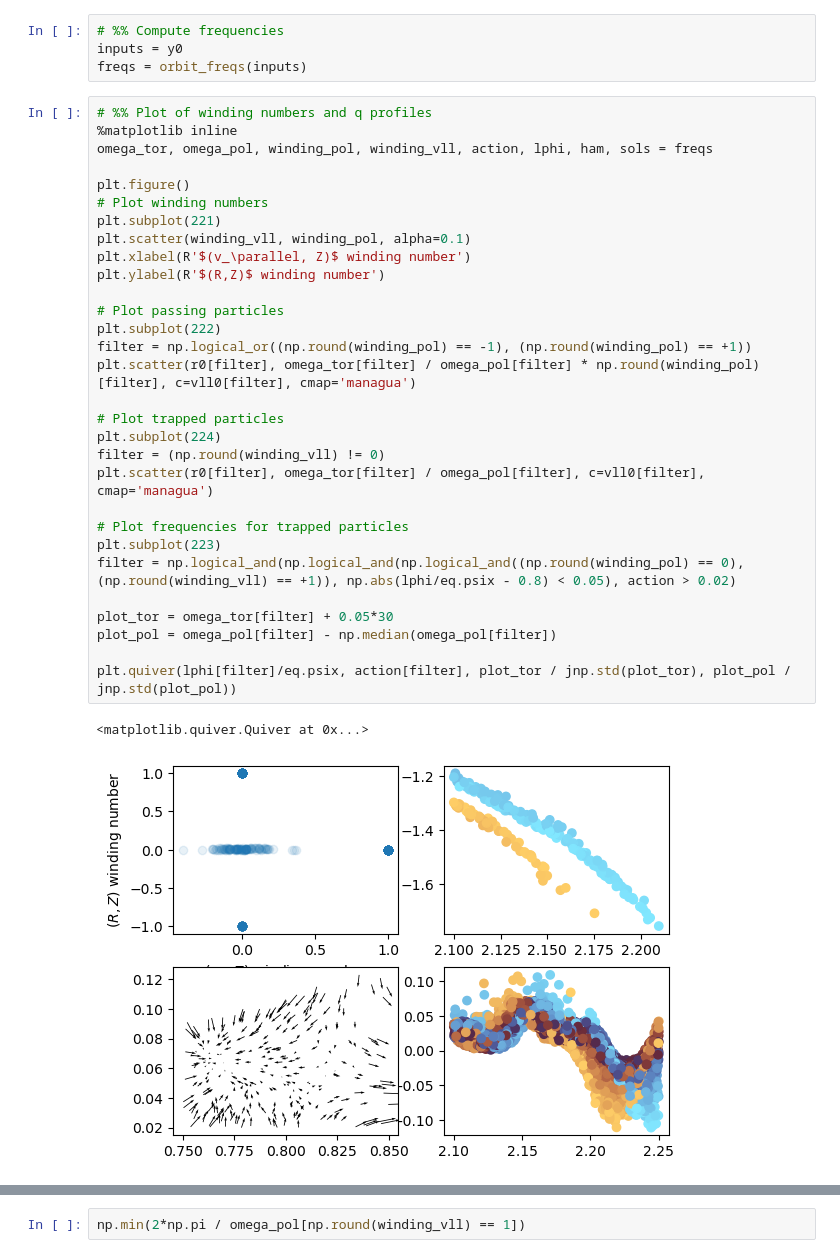
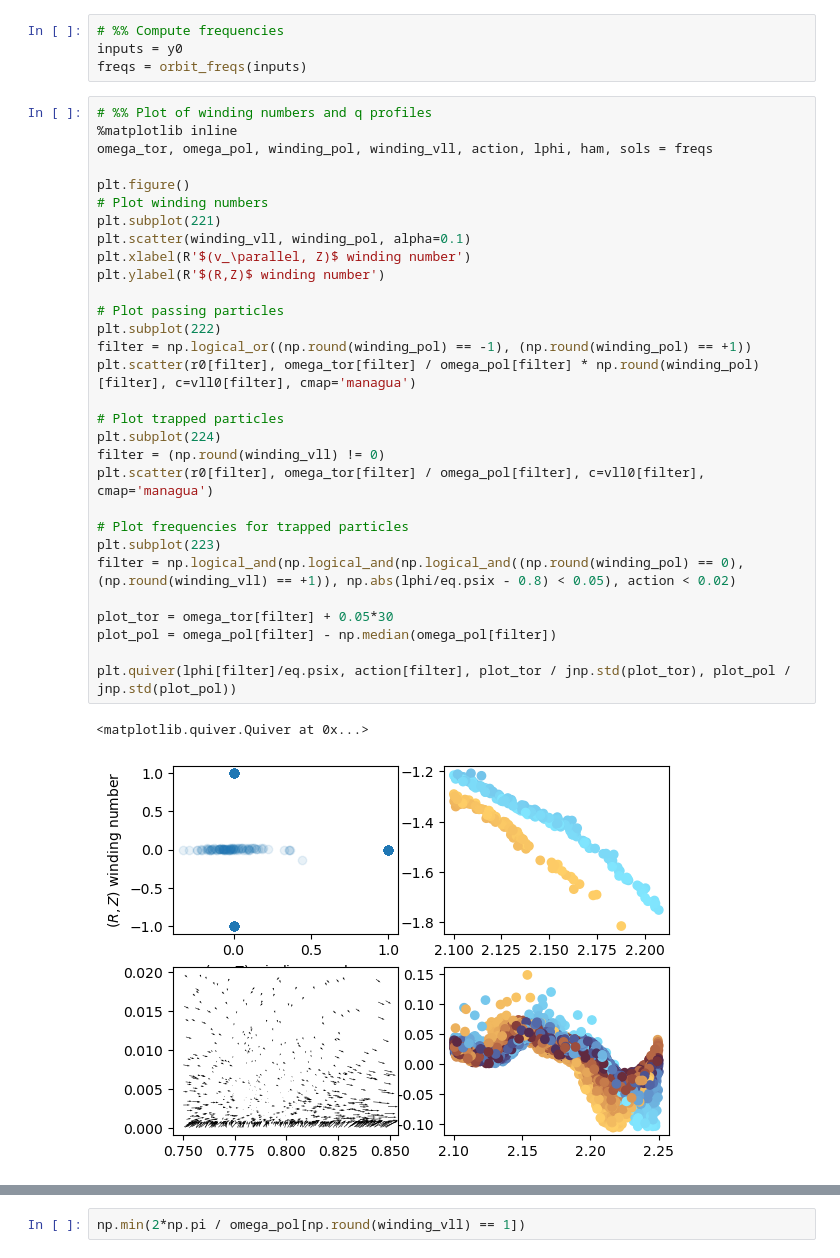
Before and after one commit to Maplenormandy/c1lgkt-jax, a Jupyter notebook: bin/diffrax_scratch.ipynb, the cells around one changed output, grey strips where cells are left out. Saved outputs shown, nothing was run; the diff lists cells and outputs as text.

```diff
--- a/bin/diffrax_scratch.ipynb
+++ b/bin/diffrax_scratch.ipynb
@@ -132,33 +129,33 @@ freqs = orbit_freqs(inputs)
 # %% Plot of winding numbers and q profiles
 %matplotlib inline
 omega_tor, omega_pol, winding_pol, winding_vll, action, lphi, ham, sols = freqs
 
 plt.figure()
 # Plot winding numbers
 plt.subplot(221)
 plt.scatter(winding_vll, winding_pol, alpha=0.1)
 plt.xlabel(R'$(v_\parallel, Z)$ winding number')
 plt.ylabel(R'$(R,Z)$ winding number')
 
 # Plot passing particles
 plt.subplot(222)
 filter = np.logical_or((np.round(winding_pol) == -1), (np.round(winding_pol) == +1))
 plt.scatter(r0[filter], omega_tor[filter] / omega_pol[filter] * np.round(winding_pol)[filter], c=vll0[filter], cmap='managua')
 
 # Plot trapped particles
 plt.subplot(224)
 filter = (np.round(winding_vll) != 0)
 plt.scatter(r0[filter], omega_tor[filter] / omega_pol[filter], c=vll0[filter], cmap='managua')
 
 # Plot frequencies for trapped particles
 plt.subplot(223)
-filter = np.logical_and(np.logical_and(np.logical_and((np.round(winding_pol) == 0), (np.round(winding_vll) == +1)), np.abs(lphi/eq.psix - 0.8) < 0.05), action > 0.02)
+filter = np.logical_and(np.logical_and(np.logical_and((np.round(winding_pol) == 0), (np.round(winding_vll) == +1)), np.abs(lphi/eq.psix - 0.8) < 0.05), action < 0.02)
 
 plot_tor = omega_tor[filter] + 0.05*30
 plot_pol = omega_pol[filter] - np.median(omega_pol[filter])
 
 plt.quiver(lphi[filter]/eq.psix, action[filter], plot_tor / jnp.std(plot_tor), plot_pol / jnp.std(plot_pol))
 # %% [output]
 <matplotlib.quiver.Quiver at 0x...>
-[figure, old version]
+[figure, new version]
 # %%
```
Also changed, not shown: parts of 5 cells of this notebook, 3 other files.
